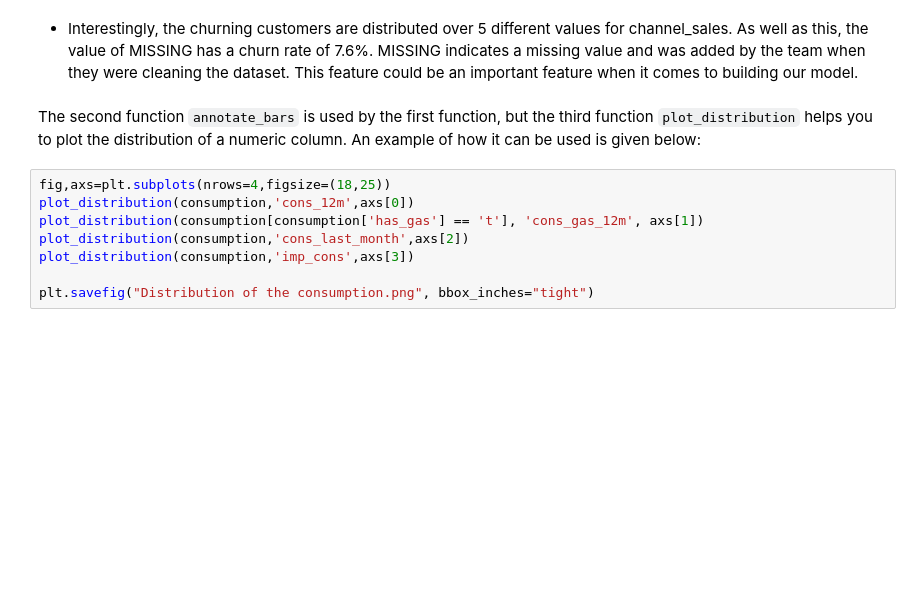
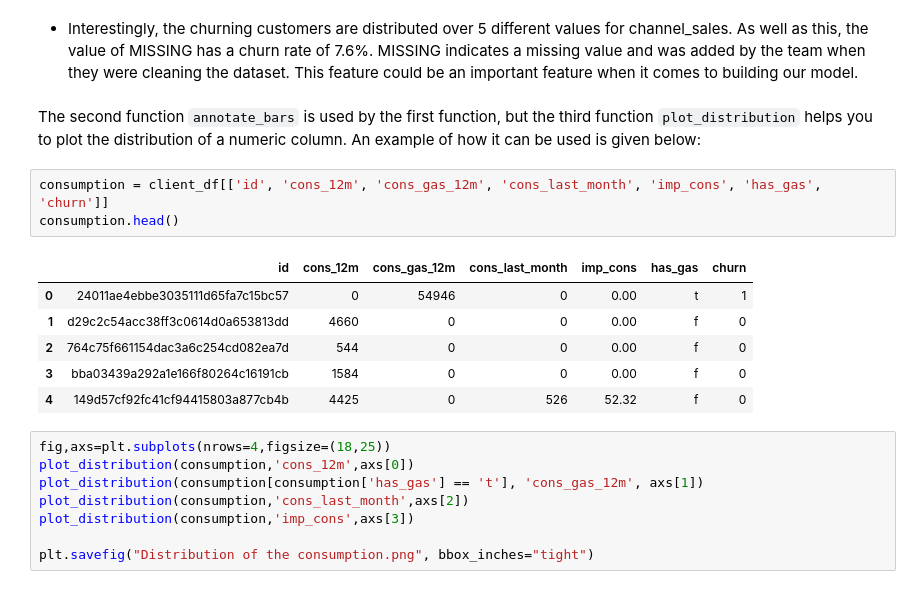
Before and after one commit to abuhmhai/BCGX-Intern, a Jupyter notebook: Task 2 EDA/Task 2 - Exploratory Data Analysis_starter.ipynb, the cells around one changed output. Cells and saved outputs as stored; diff of their text form; blank space fills up the shorter version.

Commit message:
update consumption

```diff
--- a/Task 2 EDA/Task 2 - Exploratory Data Analysis_starter.ipynb
+++ b/Task 2 EDA/Task 2 - Exploratory Data Analysis_starter.ipynb
@@ -270,6 +270,16 @@ plot_stacked_bars(channel_churn,'Sales channel',rot_=30)
 - Interestingly, the churning customers are distributed over 5 different values for channel_sales. As well as this, the value of MISSING has a churn rate of 7.6%. MISSING indicates a missing value and was added by the team when they were cleaning the dataset. This feature could be an important feature when it comes to building our model.
 # %% [markdown]
 The second function `annotate_bars` is used by the first function, but the third function `plot_distribution` helps you to plot the distribution of a numeric column. An example of how it can be used is given below:
+# %%
+consumption = client_df[['id', 'cons_12m', 'cons_gas_12m', 'cons_last_month', 'imp_cons', 'has_gas', 'churn']]
+consumption.head()
+# %% [output]
+|  | id | cons_12m | cons_gas_12m | cons_last_month | imp_cons | has_gas | churn |
+| 0 | 24011ae4ebbe3035111d65fa7c15bc57 | 0 | 54946 | 0 | 0.00 | t | 1 |
+| 1 | d29c2c54acc38ff3c0614d0a653813dd | 4660 | 0 | 0 | 0.00 | f | 0 |
+| 2 | 764c75f661154dac3a6c254cd082ea7d | 544 | 0 | 0 | 0.00 | f | 0 |
+| 3 | bba03439a292a1e166f80264c16191cb | 1584 | 0 | 0 | 0.00 | f | 0 |
+| 4 | 149d57cf92fc41cf94415803a877cb4b | 4425 | 0 | 526 | 52.32 | f | 0 |
 # %%
 fig,axs=plt.subplots(nrows=4,figsize=(18,25))
 plot_distribution(consumption,'cons_12m',axs[0])
```
Also changed, not shown: parts of 7 cells of this notebook.
